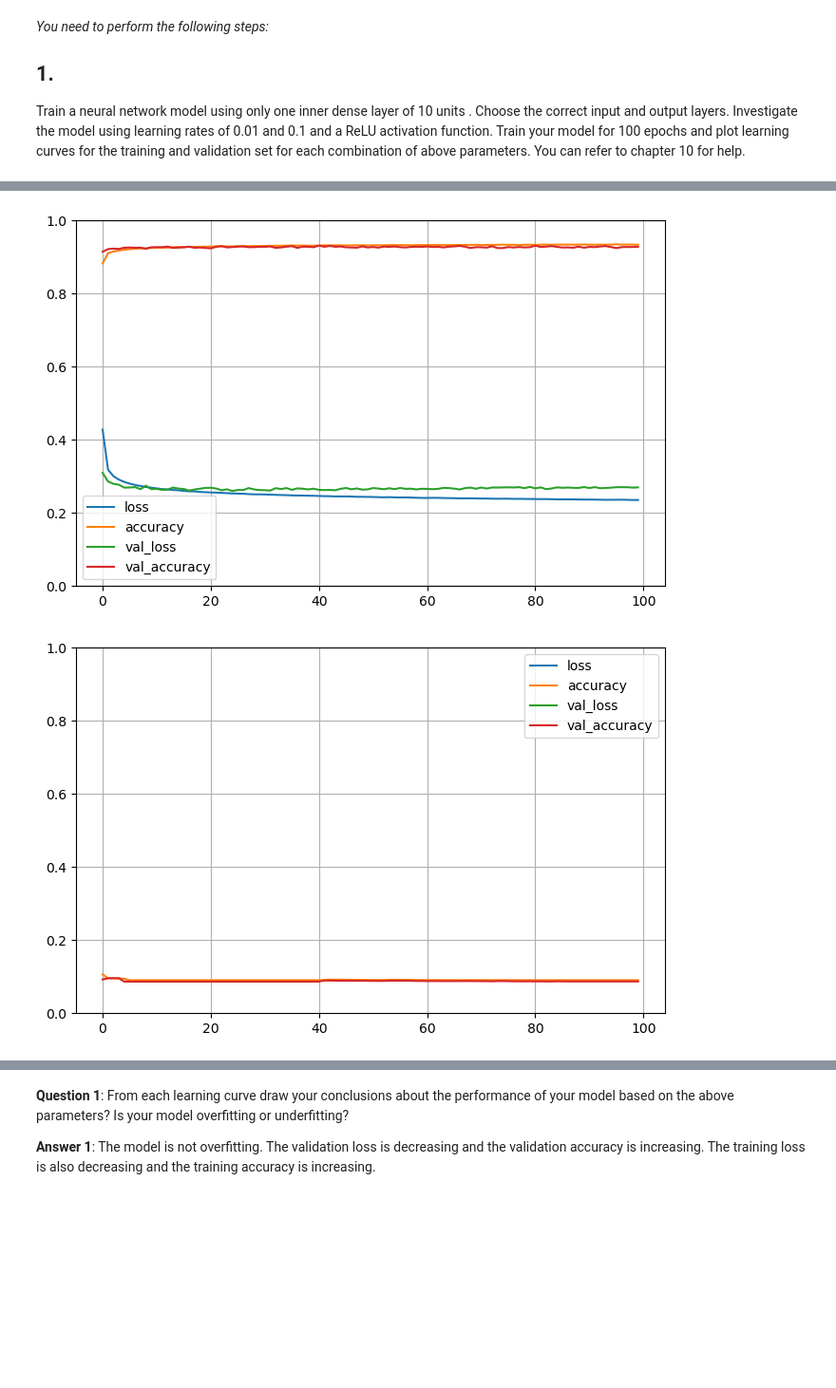
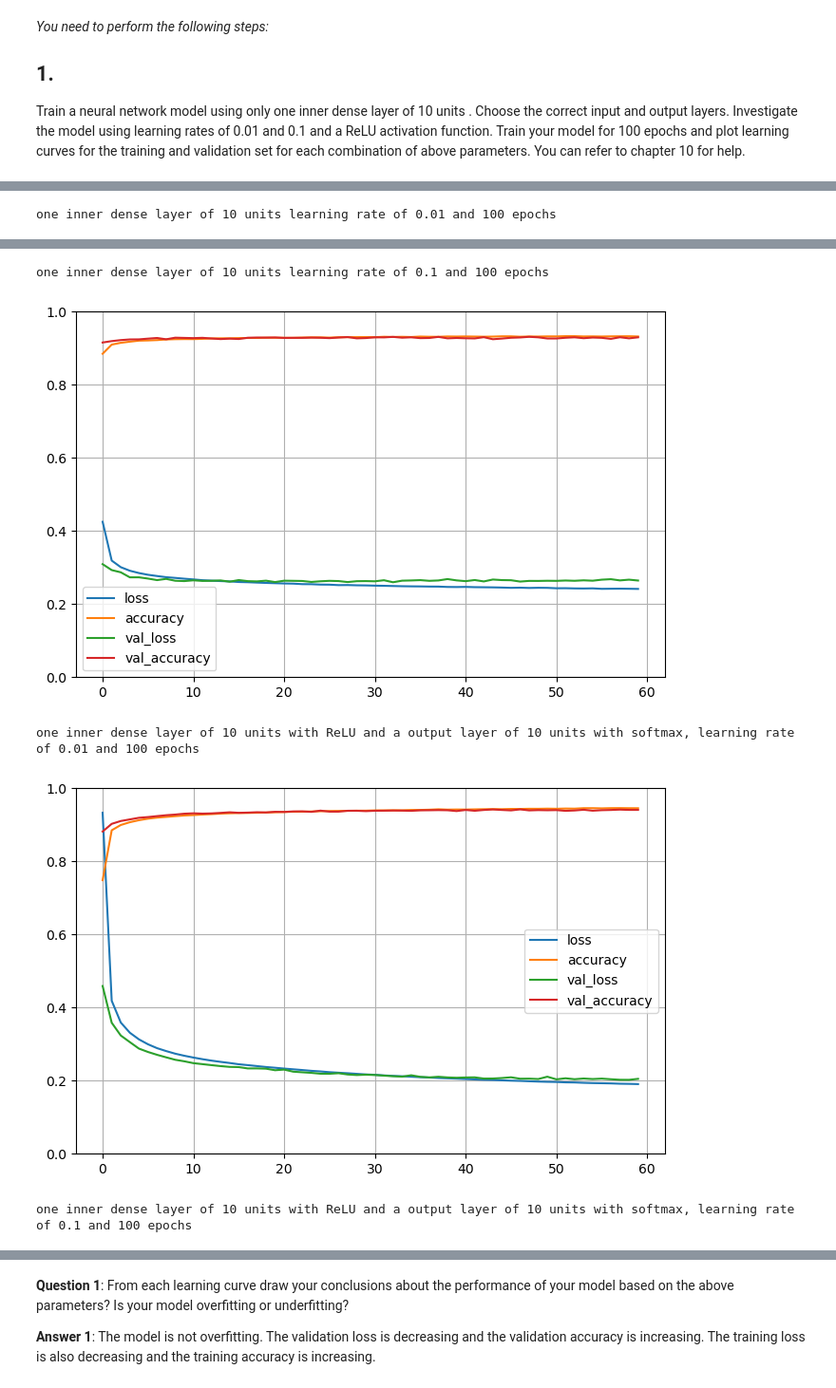
Before and after one commit to lucanatorvs/Applied_Artificial_Intelligence_Lab, a Jupyter notebook: 4/lab4.ipynb, the cells around one changed output, grey strips where cells are left out. Shown: that part at 95% size. Cells and saved outputs as stored; diff of their text form; code cells hidden in the pictures; blank space fills up the shorter version.

```diff
--- a/4/lab4.ipynb
+++ b/4/lab4.ipynb
@@ -72,20 +70,39 @@ def Train_neural_network(layers, learning_rate, epochs, X_train, y_train, X_vali
 # %%
+epochs = 60
 
 # one inner dense layer of 10 units learning rate of 0.01 and 100 epochs
 layers = [[10, "softmax"]]
 learning_rate = 0.01
-epochs = 100
-history1 = Train_neural_network(layers, learning_rate, epochs, X_train, y_train, X_valid, y_valid)
+# train the model and append the history and model to the arrays
+history, model = Train_neural_network(layers, learning_rate, epochs, X_train, y_train, X_valid, y_valid)
+# add the history and model to the dictionaries
+historys["one inner dense layer of 10 units learning rate of 0.01 and 100 epochs"] = history
+models["one inner dense layer of 10 units learning rate of 0.01 and 100 epochs"] = model
 
 # one inner dense layer of 10 units learning rate of 0.1 and 100 epochs
 layers = [[10, "softmax"]]
 learning_rate = 0.1
-epochs = 100
-history2 = Train_neural_network(layers, learning_rate, epochs, X_train, y_train, X_valid, y_valid)
+# train the model and append the history and model to the arrays
+history, model = Train_neural_network(layers, learning_rate, epochs, X_train, y_train, X_valid, y_valid)
+# add the history and model to the dictionaries
+historys["one inner dense layer of 10 units learning rate of 0.1 and 100 epochs"] = history
+models["one inner dense layer of 10 units learning rate of 0.1 and 100 epochs"] = model
 
-# one inner dense layer of 10 units with ReLU, learning rate of 0.01 and 100 epochs
-layers = [[10, "relu"]]
+# one inner dense layer of 10 units with ReLU and a output layer of 10 units with softmax, learning rate of 0.01 and 100 epochs
+layers = [[10, "relu"],[10, "softmax"]]
 learning_rate = 0.01
-epochs = 100
-history3 = Train_neural_network(layers, learning_rate, epochs, X_train, y_train, X_valid, y_valid)
+# train the model and append the history and model to the arrays
+history, model = Train_neural_network(layers, learning_rate, epochs, X_train, y_train, X_valid, y_valid)
+# add the history and model to the dictionaries
+historys["one inner dense layer of 10 units with ReLU and a output layer of 10 units with softmax, learning rate of 0.01 and 100 epochs"] = history
+models["one inner dense layer of 10 units with ReLU and a output layer of 10 units with softmax, learning rate of 0.01 and 100 epochs"] = model
+
+# one inner dense layer of 10 units with ReLU and a output layer of 10 units with softmax, learning rate of 0.1 and 100 epochs
+layers = [[10, "relu"],[10, "softmax"]]
+learning_rate = 0.1
+# train the model and append the history and model to the arrays
+history, model = Train_neural_network(layers, learning_rate, epochs, X_train, y_train, X_valid, y_valid)
+# add the history and model to the dictionaries
+historys["one inner dense layer of 10 units with ReLU and a output layer of 10 units with softmax, learning rate of 0.1 and 100 epochs"] = history
+models["one inner dense layer of 10 units with ReLU and a output layer of 10 units with softmax, learning rate of 0.1 and 100 epochs"] = model
 # %% [output]
@@ -111,10 +126,11 @@ Epoch 100/100
 # %%
-
-# print all the hysteries with a for loop
-histories = [history1, history2, history3]
-for history in histories:
-    pd.DataFrame(history.history).plot(figsize=(8,5))
+# plot the accuracy and loss for each model
+for key in historys:
+    # print the key
+    print(key)
+    pd.DataFrame(historys[key].history).plot(figsize=(8,5))
     plt.grid(True)
     plt.gca().set_ylim(0, 1)
     plt.show()
 # %% [output]
+one inner dense layer of 10 units learning rate of 0.01 and 100 epochs
@@ -122,2 +138,5 @@ for history in histories:
+one inner dense layer of 10 units learning rate of 0.1 and 100 epochs
-[figure, old version]
+[figure, new version]
+one inner dense layer of 10 units with ReLU and a output layer of 10 units with softmax, learning rate of 0.01 and 100 epochs
-[figure, old version]
+[figure, new version]
+one inner dense layer of 10 units with ReLU and a output layer of 10 units with softmax, learning rate of 0.1 and 100 epochs
```
Also changed, not shown: parts of 15 cells of this notebook, 2 other files.
